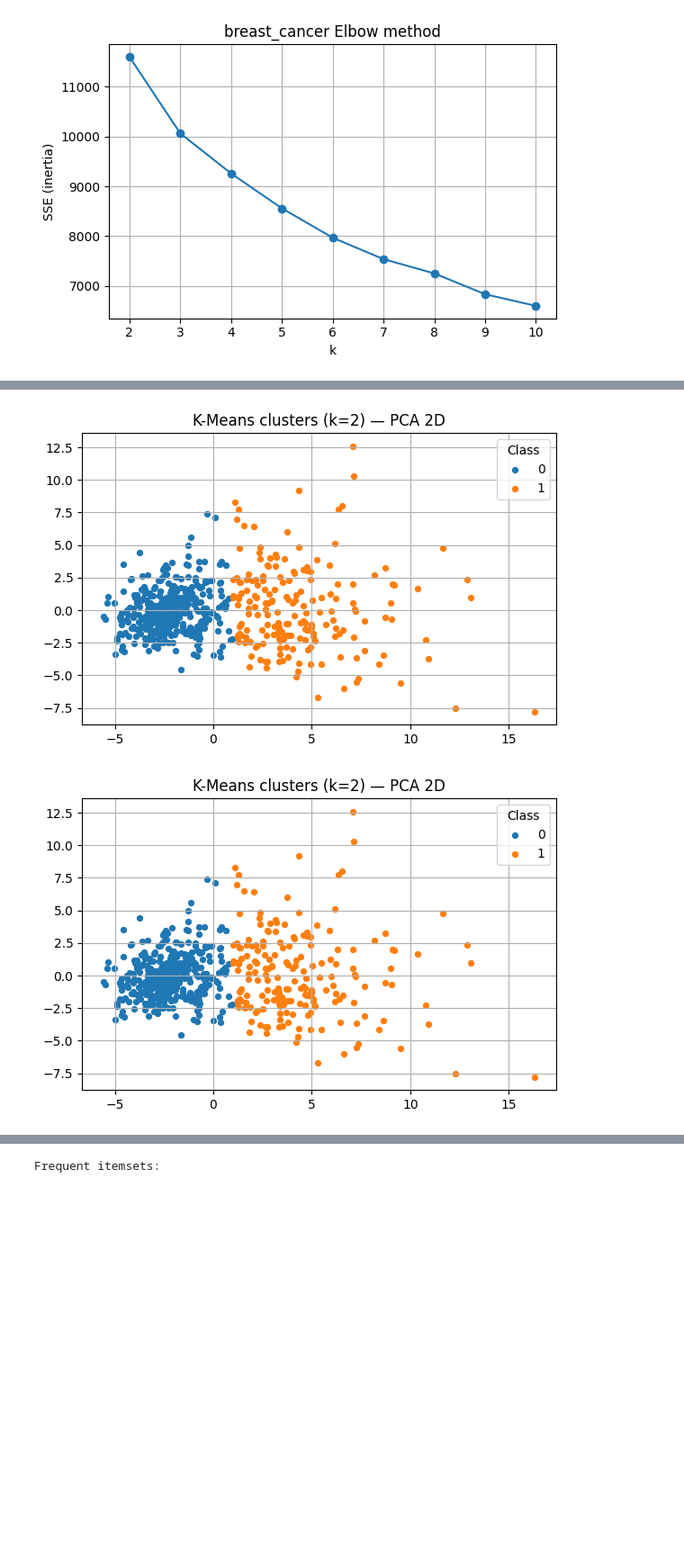
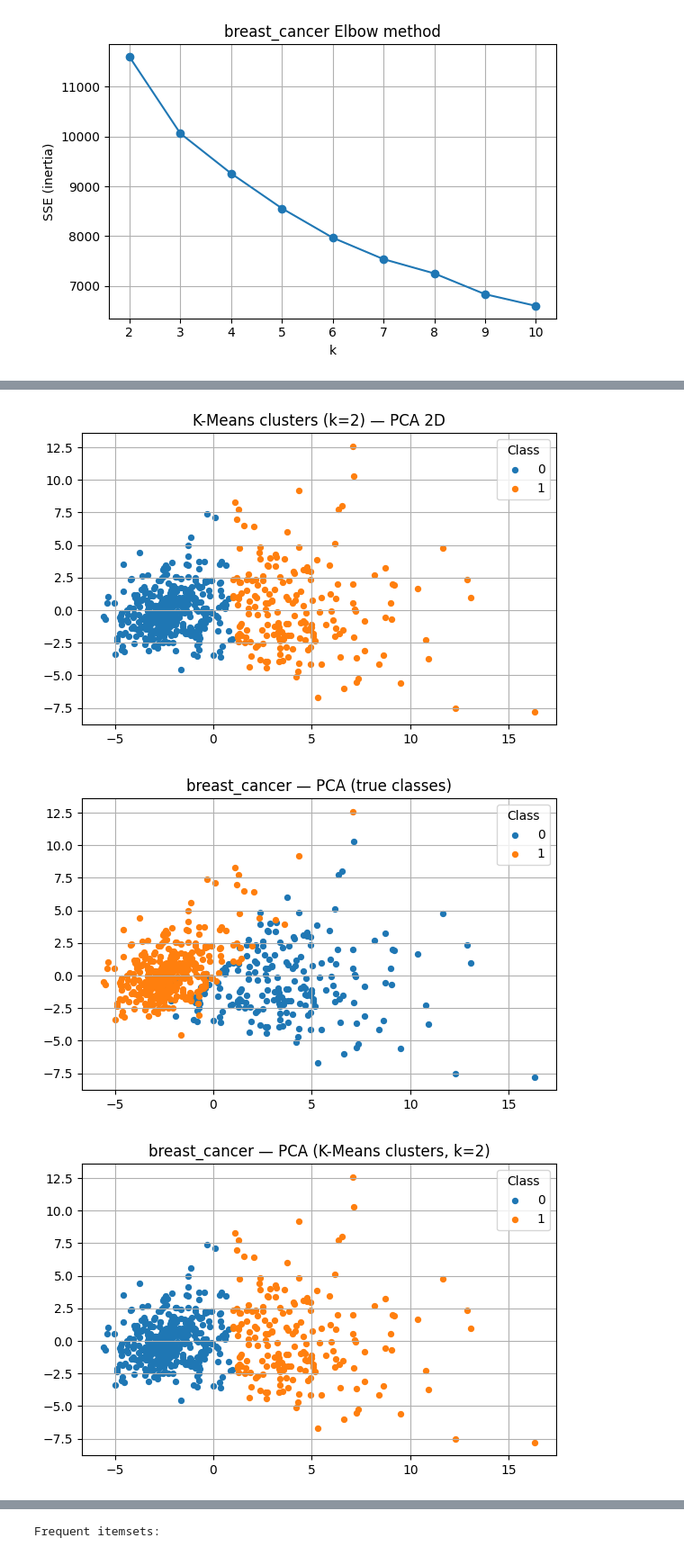
Before and after one commit to anastev982/DeepNets-Playground, a Jupyter notebook: case_studies/data_mining_algorithms/data_mining_algorithms.ipynb, the cells around one changed output, grey strips where cells are left out. Shown: that part at 90% size. Drawn from its saved outputs; the diff is of its cells as text; code cells hidden in the pictures; blank space fills up the shorter version.

```diff
--- a/case_studies/data_mining_algorithms/data_mining_algorithms.ipynb
+++ b/case_studies/data_mining_algorithms/data_mining_algorithms.ipynb
@@ -271,35 +271,41 @@ if k >= 2 and len(np.unique(labels_km)) > 1:
     plt.title(f"{USE_DATASET} Silhouette vs k");
     plt.tight_layout();
     plt.show()
 
     # Best k index
     best_idx = int(np.argmax(sils))
     best_k = list(ks)[best_idx]
     print(f"Best k by silhouette: {list(ks)[int(np.argmax(sils))]} (score={max(sils):.3f})")
     print(f"Silhouette score (k={k}): {sil:.3f}")
 
     # PCA for best_k
     km_best = KMeans(n_clusters=best_k, random_state=RNG, n_init=10)
     labels_best = km_best.fit_predict(X_scaled)
     plot_pca_2d(X_scaled, labels_best, title=f"K-Means clusters (k={best_k}) — PCA 2D")
 
 # PCA for initial k ( for comparing)
-plot_pca_2d(X_scaled, labels_km, title=f"K-Means clusters (k={k}) — PCA 2D")
+# 1) Bojenje po istinitim klasama
+plot_pca_2d(X_scaled, y, title=f"{USE_DATASET} — PCA (true classes)")
+
+# 2) Bojenje po K-Means klasterima
+plot_pca_2d(X_scaled, labels_km, title=f"{USE_DATASET} — PCA (K-Means clusters, k={k})")
+
 
 # Compare clusters vs classes
 try:
     from sklearn.metrics.cluster import contingency_matrix
     cont = contingency_matrix(y, labels_km)
     print("Contingency matrix (class vs cluster):\n", cont)
 except Exception as e:
     print("(Skipping contingency_matrix)", e)
 # %% [output]
 K-Means (Clustering)
 [figure]
 Best k by silhouette: 2 (score=0.343)
 Silhouette score (k=2): 0.343
 [figure]
-[figure, old version]
+[figure, new version]
+[figure, added]
 Contingency matrix (class vs cluster):
  [[ 36 176]
  [339  18]]
```
Also changed, not shown: 11 other files.
